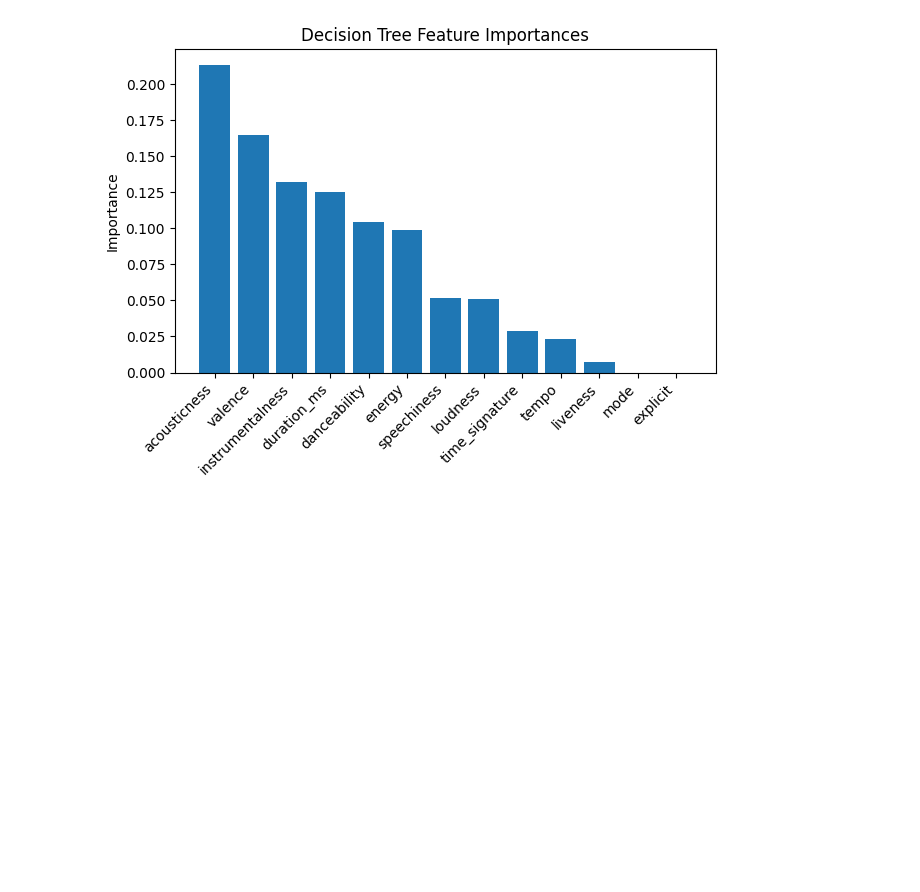
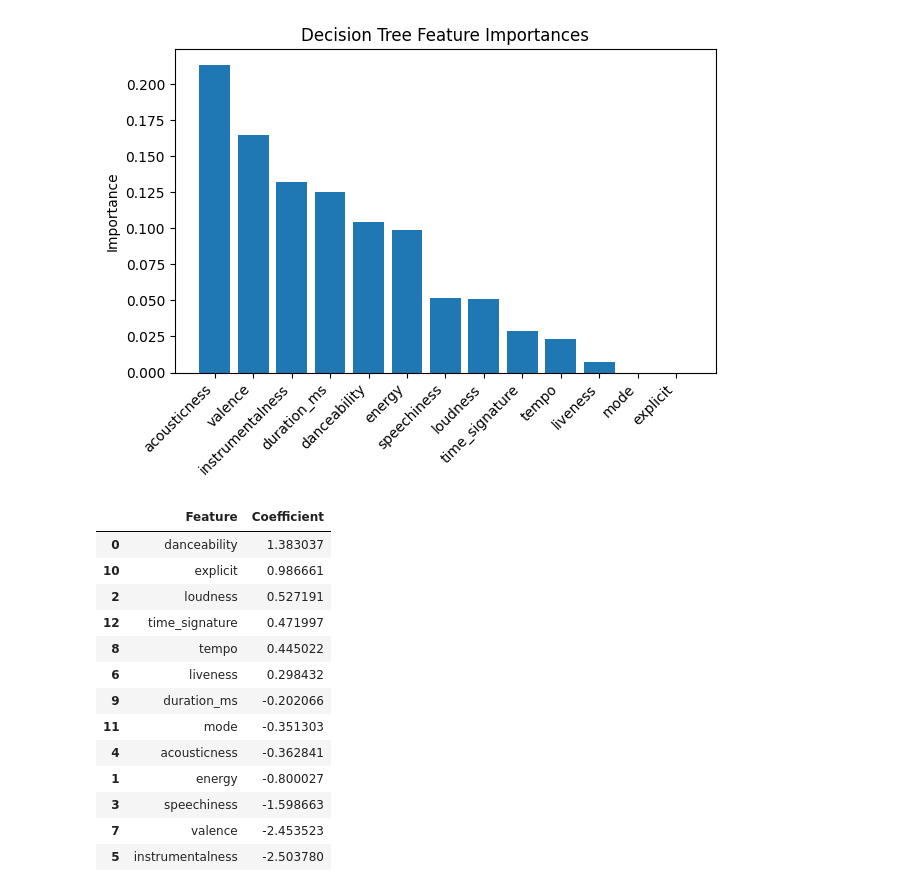
Before and after one commit to Andrina-Watsemba/Kaggledata-Regression-and-Classification, a Jupyter notebook: regression.ipynb, the cells around one changed output. Saved outputs shown, nothing was run; the diff lists cells and outputs as text; code cells hidden in the pictures; blank space fills up the shorter version.

```diff
--- a/regression.ipynb
+++ b/regression.ipynb
@@ -233,3 +239,25 @@ plt.tight_layout()
 plt.show()
 # %% [output]
 [figure]
+# %%
+coeffs = pd.DataFrame({
+    "Feature": X.columns,
+    "Coefficient": linear_reg_multi.coef_
+}).sort_values("Coefficient", ascending=False)
+
+coeffs
+# %% [output]
+|  | Feature | Coefficient |
+| 0 | danceability | 1.383037 |
+| 10 | explicit | 0.986661 |
+| 2 | loudness | 0.527191 |
+| 12 | time_signature | 0.471997 |
+| 8 | tempo | 0.445022 |
+| 6 | liveness | 0.298432 |
+| 9 | duration_ms | -0.202066 |
+| 11 | mode | -0.351303 |
+| 4 | acousticness | -0.362841 |
+| 1 | energy | -0.800027 |
+| 3 | speechiness | -1.598663 |
+| 7 | valence | -2.453523 |
+| 5 | instrumentalness | -2.503780 |
```
Also changed, not shown: parts of 11 cells of this notebook.
